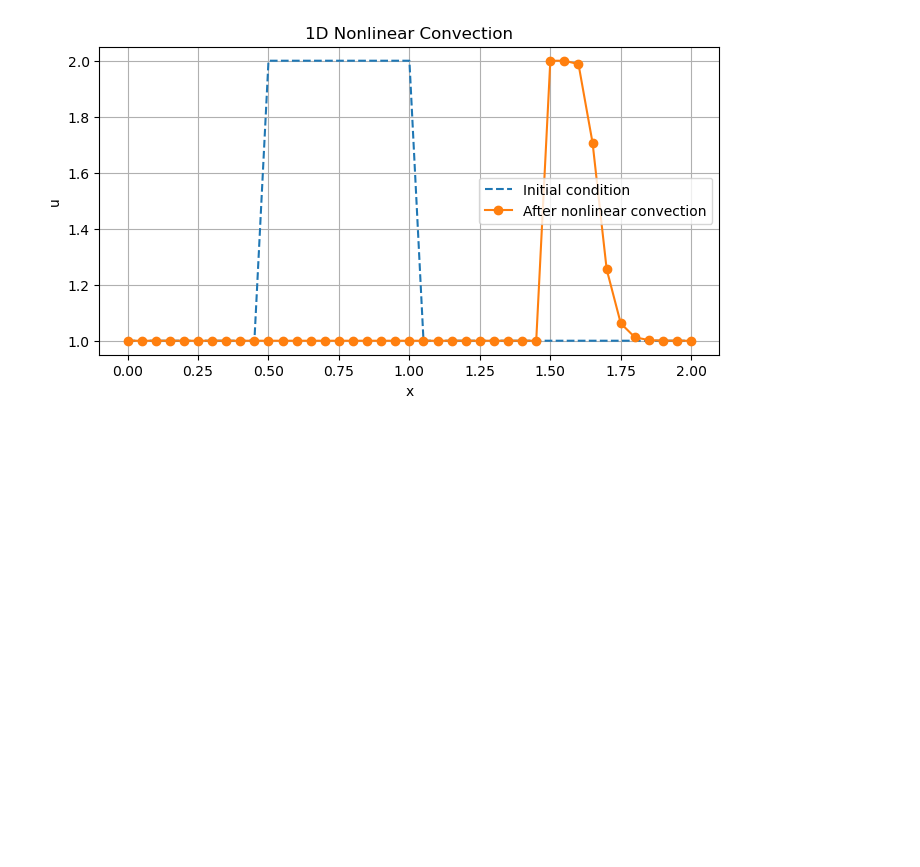
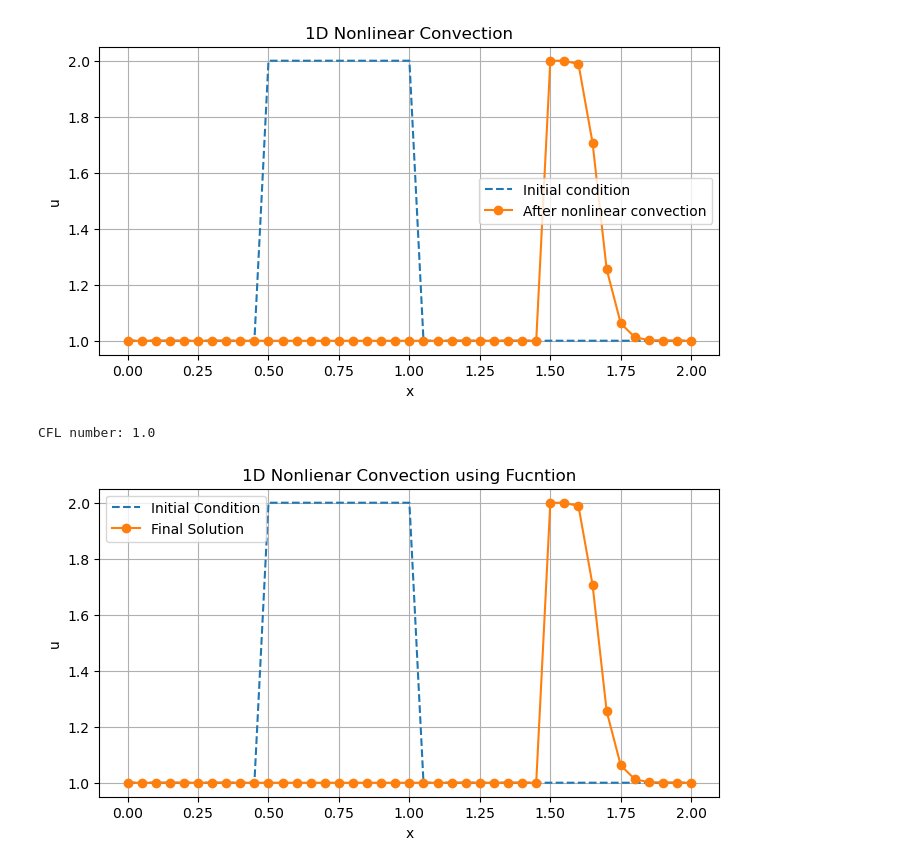
Before and after one commit to hunkarsuci/aero-cfd-ml-rom, a Jupyter notebook: notebooks/03_nonlinear_convection.ipynb, the cells around one changed output. Cells and saved outputs as stored; diff of their text form; code cells hidden in the pictures; blank space fills up the shorter version.

```diff
--- a/notebooks/03_nonlinear_convection.ipynb
+++ b/notebooks/03_nonlinear_convection.ipynb
@@ -167,0 +219,19 @@ plt.show()
+# %%
+# using the function
+
+x, u_initial, u_final, cfl = solve_nonlinear_convection(nx = 41, nt = 20, dt = 0.025, length = 2.0)
+
+print("CFL number:", cfl)
+
+plt.figure(figsize=(8,4))
+plt.plot(x, u_initial, label = "Initial Condition", linestyle = "--")
+plt.plot(x, u_final, label = "Final Solution", marker = "o")
+plt.xlabel("x")
+plt.ylabel("u")
+plt.title("1D Nonlienar Convection using Fucntion")
+plt.legend()
+plt.grid()
+plt.show()
+# %% [output]
+CFL number: 1.0
+[figure, added]
```
Also changed, not shown: parts of 5 cells of this notebook, 2 other files.
